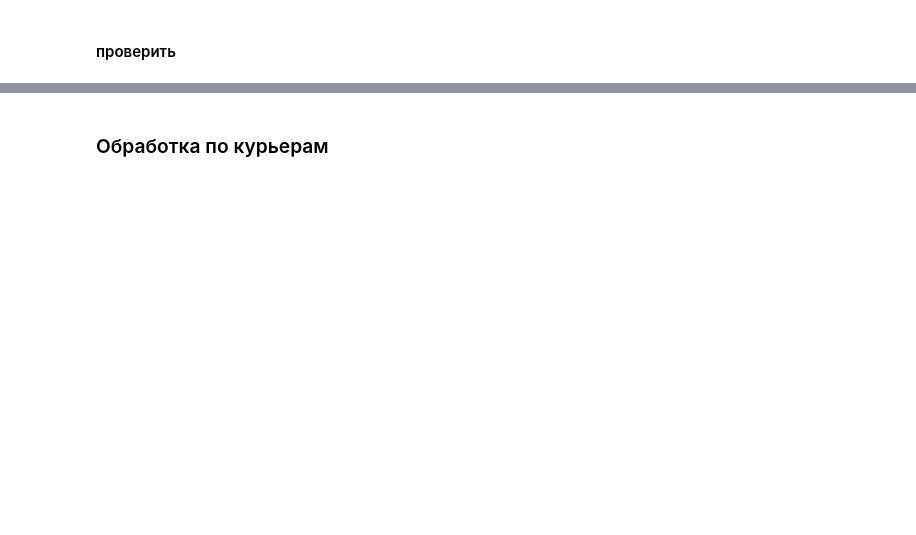
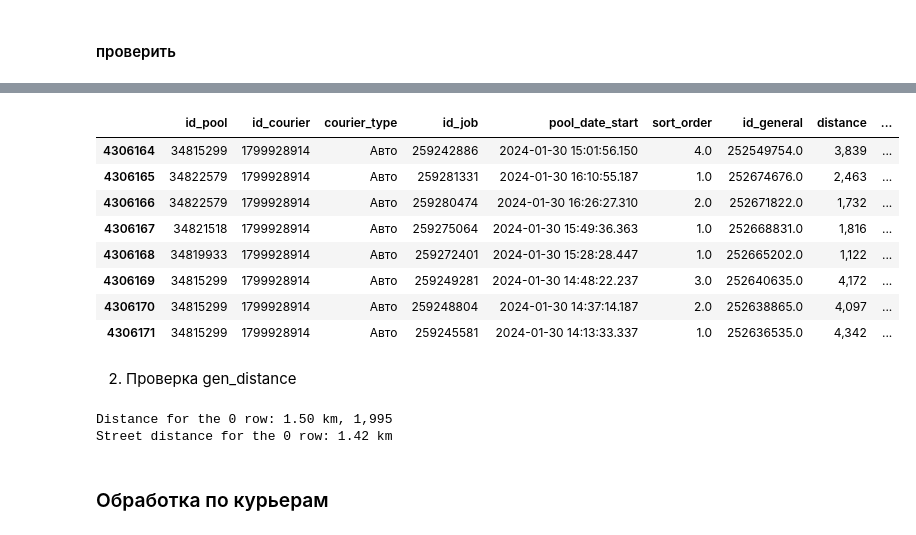
Before and after one commit to shkurtajadela/couriers, a Jupyter notebook: processing.ipynb, the cells around one changed output, grey strips where cells are left out. Cells and saved outputs as stored; diff of their text form; code cells hidden in the pictures; blank space fills up the shorter version.

```diff
--- a/processing.ipynb
+++ b/processing.ipynb
@@ -25,0 +65,16 @@ df
+# %%
+df['date_delivered'] = pd.to_datetime(df['date_delivered'])
+df['date'] = df['date_delivered'].dt.date
+
+# Проверяем, работал ли курьер на нескольких ТТ в один день
+# Группируем по курьеру (`id_courier`) и дню (`date`), затем считаем количество уникальных ТТ (`id_tt`)
+multiple_tt_per_day = (
+    df.groupby(['id_courier', 'date'])['N']
+    .nunique()
+    .reset_index()
+    .rename(columns={'N': 'unique_tt_count'})
+)
+
+# Фильтруем только те случаи, где количество ТТ больше 1
+result = multiple_tt_per_day[multiple_tt_per_day['unique_tt_count'] > 1]
+result
@@ -26,3 +95,51 @@ df
+# %%
+df[(df['id_courier'] == 1799928914) & (pd.to_datetime(df['date']) == pd.to_datetime('2024-01-30'))]
+# %% [output]
+|  | id_pool | id_courier | courier_type | id_job | pool_date_start | sort_order | id_general | distance | ... |
+| 4306164 | 34815299 | 1799928914 | Авто | 259242886 | 2024-01-30 15:01:56.150 | 4.0 | 252549754.0 | 3,839 | ... |
+| 4306165 | 34822579 | 1799928914 | Авто | 259281331 | 2024-01-30 16:10:55.187 | 1.0 | 252674676.0 | 2,463 | ... |
+| 4306166 | 34822579 | 1799928914 | Авто | 259280474 | 2024-01-30 16:26:27.310 | 2.0 | 252671822.0 | 1,732 | ... |
+| 4306167 | 34821518 | 1799928914 | Авто | 259275064 | 2024-01-30 15:49:36.363 | 1.0 | 252668831.0 | 1,816 | ... |
+| 4306168 | 34819933 | 1799928914 | Авто | 259272401 | 2024-01-30 15:28:28.447 | 1.0 | 252665202.0 | 1,122 | ... |
+| 4306169 | 34815299 | 1799928914 | Авто | 259249281 | 2024-01-30 14:48:22.237 | 3.0 | 252640635.0 | 4,172 | ... |
+| 4306170 | 34815299 | 1799928914 | Авто | 259248804 | 2024-01-30 14:37:14.187 | 2.0 | 252638865.0 | 4,097 | ... |
+| 4306171 | 34815299 | 1799928914 | Авто | 259245581 | 2024-01-30 14:13:33.337 | 1.0 | 252636535.0 | 4,342 | ... |
+# %% [markdown]
+2. Проверка gen_distance
+# %%
+import osmnx as ox
+import networkx as nx
+from geopy.distance import geodesic
+
+i = 0
+
+# Ensure latitude and longitude columns are named correctly
+lat1, lon1 = df.iloc[i]['latitude_order'], df.iloc[i]['longitude_order']  # First coordinate
+lat2, lon2 = df.iloc[i]['shirota_tt'], df.iloc[i]['dolgota_tt']  # Second coordinate
+gen_dist = df.iloc[i]['gen_distance']
+
+# Calculate the geodesic distance (in kilometers)
+distance_km = geodesic((lat1, lon1), (lat2, lon2)).kilometers
+
+# Print the result
+print(f"Distance for the {i} row: {distance_km:.2f} km, {gen_dist}")
+
+# Download the street network from OpenStreetMap
+G = ox.graph_from_point((lat1, lon1), dist=2000, network_type="drive")
+
+# Get the nearest nodes in the graph to our coordinates
+orig_node = ox.distance.nearest_nodes(G, lon1, lat1)
+dest_node = ox.distance.nearest_nodes(G, lon2, lat2)
+
+# Compute the shortest path distance using real streets
+distance_meters = nx.shortest_path_length(G, orig_node, dest_node, weight="length")
+distance_km = distance_meters / 1000  # Convert to kilometers
+
+# Print the street-based distance
+print(f"Street distance for the {i} row: {distance_km:.2f} km")
+# %% [output]
+Distance for the 0 row: 1.50 km, 1,995
+Street distance for the 0 row: 1.42 km
 # %% [markdown]
 ### Обработка по курьерам
 # %% [markdown]
```
Also changed, not shown: parts of 17 cells of this notebook, 1 other file.
